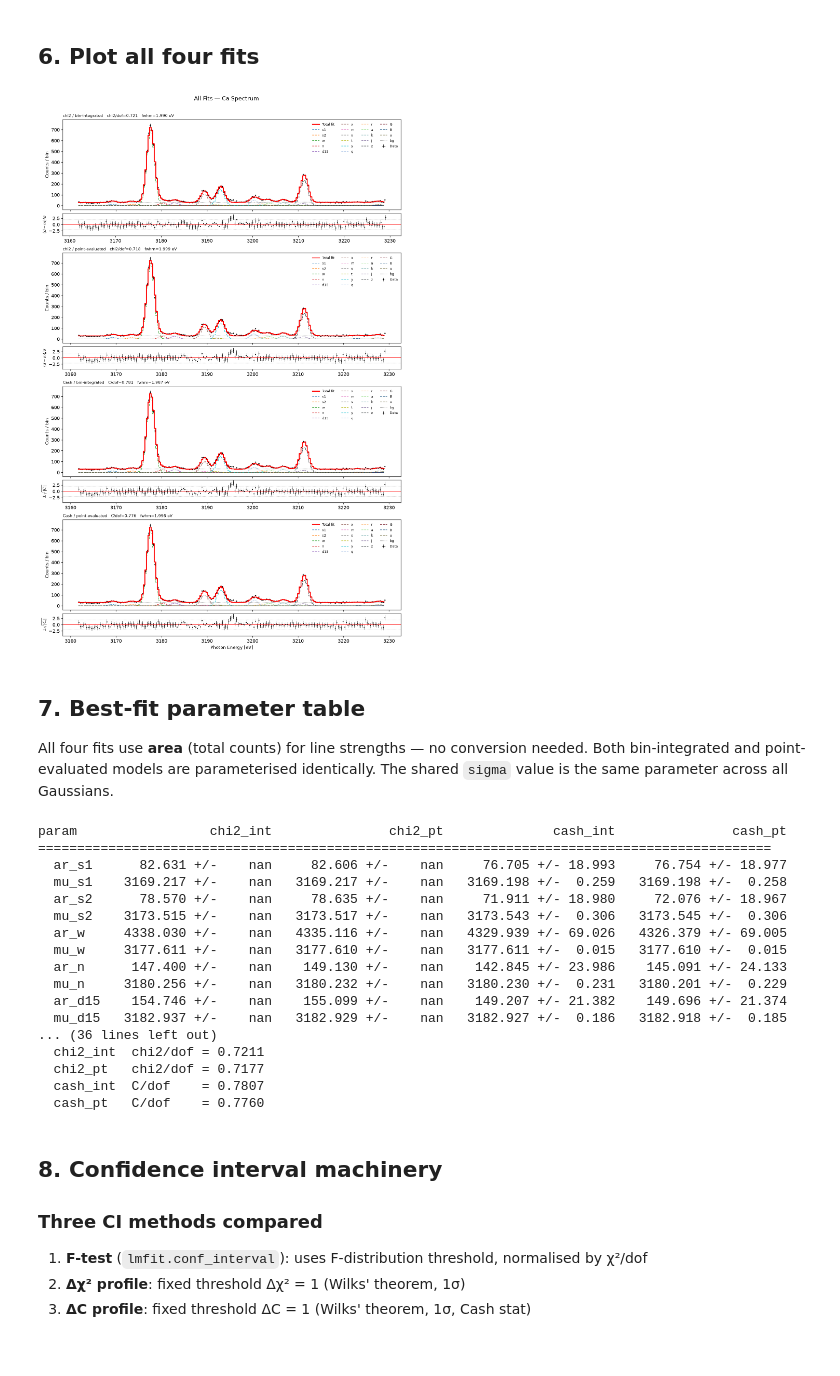
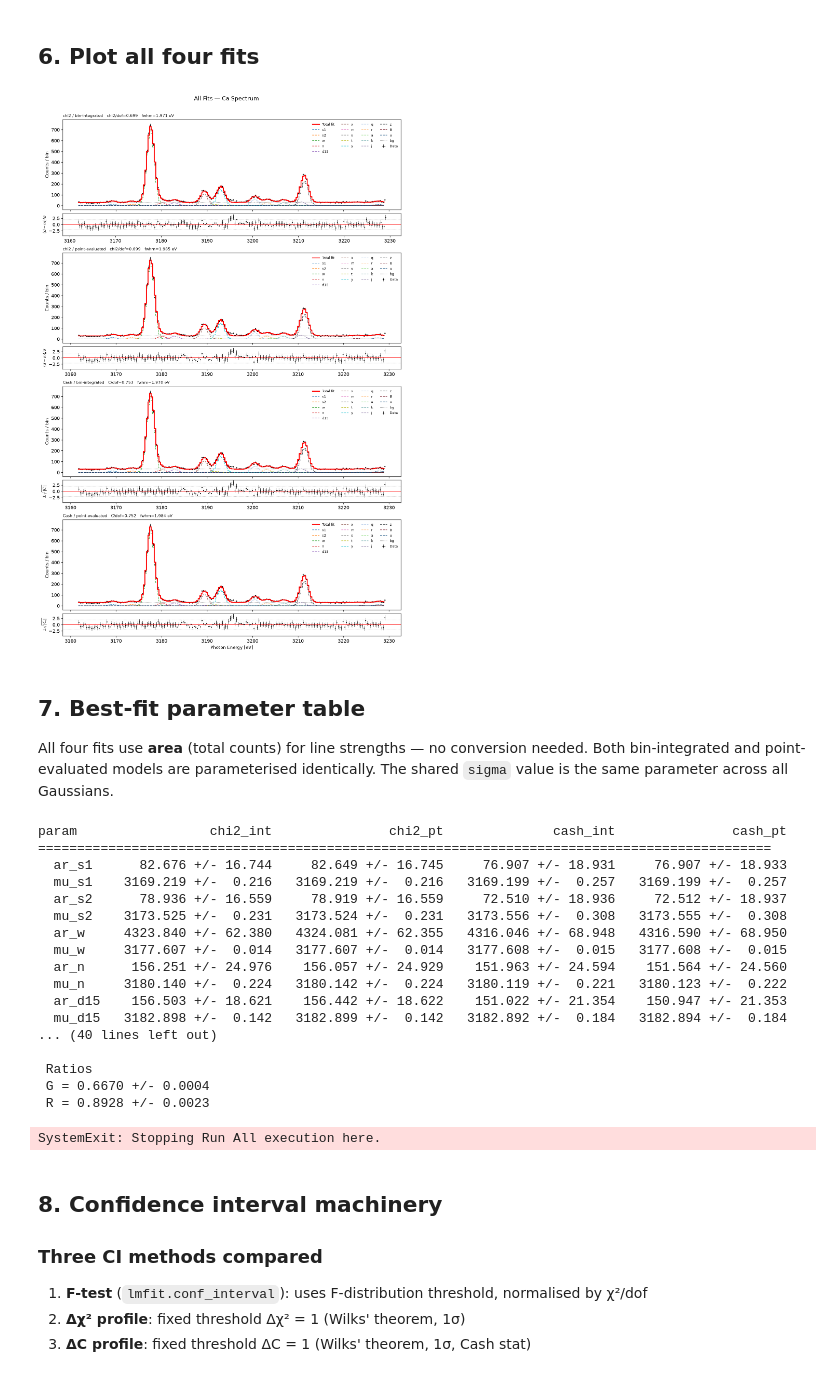
Before and after one commit to cjperks7/XRS_fitting, a Jupyter notebook: edits/spectral_fitting.ipynb, the cells around one changed output. Cells and saved outputs as stored; diff of their text form; code cells hidden in the pictures.

Commit message:
added area ratio constraints to satellites mostly populated by DR

```diff
--- a/edits/spectral_fitting.ipynb
+++ b/edits/spectral_fitting.ipynb
@@ -377,30 +395,34 @@ def fit_cash(cash_fn, params, fcn_args):
 
 # ── Fit 1: chi2 / bin-integrated ──────────────────────────────────────────
 print("chi2-int  ...", end=' ', flush=True)
-mini_ci, res_ci = fit_chisq(chisq_resid_int, make_params(lines, areas, mus, mins_area, maxs_area, mins_mu, maxs_mu, constraints=constraints),
-                             (observed, binlow, binhigh))
+mini_ci, res_ci = fit_chisq(chisq_resid_int, make_params(lines, areas, mus, mins_area, maxs_area, mins_mu, maxs_mu,
+                                                         extra_params=extra_params, constraints=constraints),
+                                                        (observed, binlow, binhigh))
 chi2_ci = res_ci.chisqr; dof_ci = res_ci.nfree
 print(f"chi2/dof = {chi2_ci/dof_ci:.3f}")
 
 # ── Fit 2: chi2 / point-evaluated ─────────────────────────────────────────
 print("chi2-pt   ...", end=' ', flush=True)
-mini_cp, res_cp = fit_chisq(chisq_resid_pt, make_params(lines, areas, mus, mins_area, maxs_area, mins_mu, maxs_mu, constraints=constraints),
-                             (observed, binlow, binhigh, bincenters, binwidths))
+mini_cp, res_cp = fit_chisq(chisq_resid_pt, make_params(lines, areas, mus, mins_area, maxs_area, mins_mu, maxs_mu,
+                                                        extra_params=extra_params, constraints=constraints),
+                                                        (observed, binlow, binhigh, bincenters, binwidths))
 chi2_cp = res_cp.chisqr; dof_cp = res_cp.nfree
 print(f"chi2/dof = {chi2_cp/dof_cp:.3f}")
 
 # ── Fit 3: cash / bin-integrated ──────────────────────────────────────────
 print("cash-int  ...", end=' ', flush=True)
-mini_ca_int, res_ca_int = fit_cash(cash_array_int, make_params(lines, areas, mus, mins_area, maxs_area, mins_mu, maxs_mu, constraints=constraints),
-                                    (observed, binlow, binhigh))
+mini_ca_int, res_ca_int = fit_cash(cash_array_int, make_params(lines, areas, mus, mins_area, maxs_area, mins_mu, maxs_mu,
+                                                               extra_params=extra_params, constraints=constraints),
+                                                                (observed, binlow, binhigh))
 C_int = cash_scalar_int(res_ca_int.params, observed, binlow, binhigh)
 dof_ca_int = len(observed) - sum(p.vary for p in res_ca_int.params.values())
 print(f"C/dof    = {C_int/dof_ca_int:.3f}")
 
 # ── Fit 4: cash / point-evaluated ─────────────────────────────────────────
 print("cash-pt   ...", end=' ', flush=True)
-mini_ca_pt, res_ca_pt = fit_cash(cash_array_pt, make_params(lines, areas, mus, mins_area, maxs_area, mins_mu, maxs_mu, constraints=constraints),
-                                  (observed, binlow, binhigh, bincenters, binwidths))
+mini_ca_pt, res_ca_pt = fit_cash(cash_array_pt, make_params(lines, areas, mus, mins_area, maxs_area, mins_mu, maxs_mu,
+                                                            extra_params=extra_params, constraints=constraints),
+                                                            (observed, binlow, binhigh, bincenters, binwidths))
 C_pt  = cash_scalar_pt(res_ca_pt.params, observed, binlow, binhigh, bincenters, binwidths)
 dof_ca_pt = len(observed) - sum(p.vary for p in res_ca_pt.params.values())
 print(f"C/dof    = {C_pt/dof_ca_pt:.3f}")
@@ -510,7 +532,7 @@ GAUSS_COLORS = ['#1f77b4', '#ff7f0e', '#2ca02c', '#d62728', '#9467bd',
                 '#8c564b', '#e377c2', '#7f7f7f', '#bcbd22', '#17becf',
                 '#aec7e8', '#ffbb78', '#98df8a', '#7fb5b5', '#8673a1',
                 '#293133', '#721422', '#1b5583', '#7e7b52']
-LINE_NAMES = line.tolist()
+LINE_NAMES = lines.tolist()
 
 def plot_fit_panel(result, bl, bh, bc, bw, obs, mode,
                    stat_label, gof_str, ax0, ax1,
@@ -592,34 +614,34 @@ gs = gridspec.GridSpec(
 axes = [
     fig.add_subplot(gs[0]),   # fit1 main
     fig.add_subplot(gs[1]),   # fit1 resid
     fig.add_subplot(gs[3]),   # fit2 main
     fig.add_subplot(gs[4]),   # fit2 resid
     fig.add_subplot(gs[6]),   # fit3 main
     fig.add_subplot(gs[7]),   # fit3 resid
     fig.add_subplot(gs[9]),   # fit4 main
     fig.add_subplot(gs[10])   # fit4 resid
 ]
 
 for fit_idx, (res, bl, bh, bc, bw, mode, lbl, gof) in enumerate(fits):
     show_x = (fit_idx == len(fits)-1)
     plot_fit_panel(res, bl, bh, bc, bw, observed, mode, lbl, gof,
                    axes[fit_idx*2], axes[fit_idx*2+1], show_xlabel=show_x)
 
 # Share x-axis across all panels
 for i in range(2, 8):
     axes[i].sharex(axes[0])
 
 plt.suptitle('All Fits — Ca Spectrum', fontsize=13, y=1.002)
 plt.subplots_adjust(
     top=0.96,
     bottom = 0.04,
     #left=0.08,
     #right=0.96,
     )  # reduce empty margins
 plt.tight_layout()
 plt.show()
 # %% [output]
-[figure, old version]
+[figure, new version]
 # %% [markdown]
 ## 7. Best-fit parameter table
 
@@ -651,6 +673,13 @@ for pname in ALL_PARAMS:
     print(f"  {pname:6s}  {fmt_p(pi):>20s}  {fmt_p(pp):>20s}  "
           f"{fmt_p(pci):>20s}  {fmt_p(pcp):>20s}")
 
+w_int = np.array([res_ci.params['ar_w'], res_cp.params['ar_w'], res_ca_int.params['ar_w'], res_ca_pt.params['ar_w']])
+x_int = np.array([res_ci.params['ar_x'], res_cp.params['ar_x'], res_ca_int.params['ar_x'], res_ca_pt.params['ar_x']])
+y_int = np.array([res_ci.params['ar_y'], res_cp.params['ar_y'], res_ca_int.params['ar_y'], res_ca_pt.params['ar_y']])
+z_int = np.array([res_ci.params['ar_z'], res_cp.params['ar_z'], res_ca_int.params['ar_z'], res_ca_pt.params['ar_z']])
+R = z_int / (x_int + y_int)
+G = (z_int + x_int + y_int) / w_int
+
 # Print FWHM separately for clarity
 print()
 print("  FWHM = sigma × 2.3548  [eV]")
@@ -663,24 +692,32 @@ print(f"  chi2_int  chi2/dof = {chi2_ci/dof_ci:.4f}")
 print(f"  chi2_pt   chi2/dof = {chi2_cp/dof_cp:.4f}")
 print(f"  cash_int  C/dof    = {C_int/dof_ca_int:.4f}")
 print(f"  cash_pt   C/dof    = {C_pt/dof_ca_pt:.4f}")
+
+print()
+print(" Ratios ")
+print(f" G = {np.mean(G):.4f} +/- {np.std(G):.4f}")
+print(f" R = {np.mean(R):.4f} +/- {np.std(R):.4f}")
+
+raise SystemExit("Stopping Run All execution here.")
 # %% [output]
 param                 chi2_int               chi2_pt              cash_int               cash_pt
 ==============================================================================================
-  ar_s1      82.631 +/-    nan     82.606 +/-    nan     76.705 +/- 18.993     76.754 +/- 18.977
-  mu_s1    3169.217 +/-    nan   3169.217 +/-    nan   3169.198 +/-  0.259   3169.198 +/-  0.258
-  ar_s2      78.570 +/-    nan     78.635 +/-    nan     71.911 +/- 18.980     72.076 +/- 18.967
-  mu_s2    3173.515 +/-    nan   3173.517 +/-    nan   3173.543 +/-  0.306   3173.545 +/-  0.306
-  ar_w     4338.030 +/-    nan   4335.116 +/-    nan   4329.939 +/- 69.026   4326.379 +/- 69.005
-  mu_w     3177.611 +/-    nan   3177.610 +/-    nan   3177.611 +/-  0.015   3177.610 +/-  0.015
-  ar_n      147.400 +/-    nan    149.130 +/-    nan    142.845 +/- 23.986    145.091 +/- 24.133
-  mu_n     3180.256 +/-    nan   3180.232 +/-    nan   3180.230 +/-  0.231   3180.201 +/-  0.229
-  ar_d15    154.746 +/-    nan    155.099 +/-    nan    149.207 +/- 21.382    149.696 +/- 21.374
-  mu_d15   3182.937 +/-    nan   3182.929 +/-    nan   3182.927 +/-  0.186   3182.918 +/-  0.185
-... (36 lines left out)
-  chi2_int  chi2/dof = 0.7211
-  chi2_pt   chi2/dof = 0.7177
-  cash_int  C/dof    = 0.7807
-  cash_pt   C/dof    = 0.7760
+  ar_s1      82.676 +/- 16.744     82.649 +/- 16.745     76.907 +/- 18.931     76.907 +/- 18.933
+  mu_s1    3169.219 +/-  0.216   3169.219 +/-  0.216   3169.199 +/-  0.257   3169.199 +/-  0.257
+  ar_s2      78.936 +/- 16.559     78.919 +/- 16.559     72.510 +/- 18.936     72.512 +/- 18.937
+  mu_s2    3173.525 +/-  0.231   3173.524 +/-  0.231   3173.556 +/-  0.308   3173.555 +/-  0.308
+  ar_w     4323.840 +/- 62.380   4324.081 +/- 62.355   4316.046 +/- 68.948   4316.590 +/- 68.950
+  mu_w     3177.607 +/-  0.014   3177.607 +/-  0.014   3177.608 +/-  0.015   3177.608 +/-  0.015
+  ar_n      156.251 +/- 24.976    156.057 +/- 24.929    151.963 +/- 24.594    151.564 +/- 24.560
+  mu_n     3180.140 +/-  0.224   3180.142 +/-  0.224   3180.119 +/-  0.221   3180.123 +/-  0.222
+  ar_d15    156.503 +/- 18.621    156.442 +/- 18.622    151.022 +/- 21.354    150.947 +/- 21.353
+  mu_d15   3182.898 +/-  0.142   3182.899 +/-  0.142   3182.892 +/-  0.184   3182.894 +/-  0.184
+... (40 lines left out)
+
+ Ratios
+ G = 0.6670 +/- 0.0004
+ R = 0.8928 +/- 0.0023
+SystemExit: Stopping Run All execution here.
 # %% [markdown]
 ## 8. Confidence interval machinery
 
```
Also changed, not shown: parts of 3 cells of this notebook, 6 other files.
